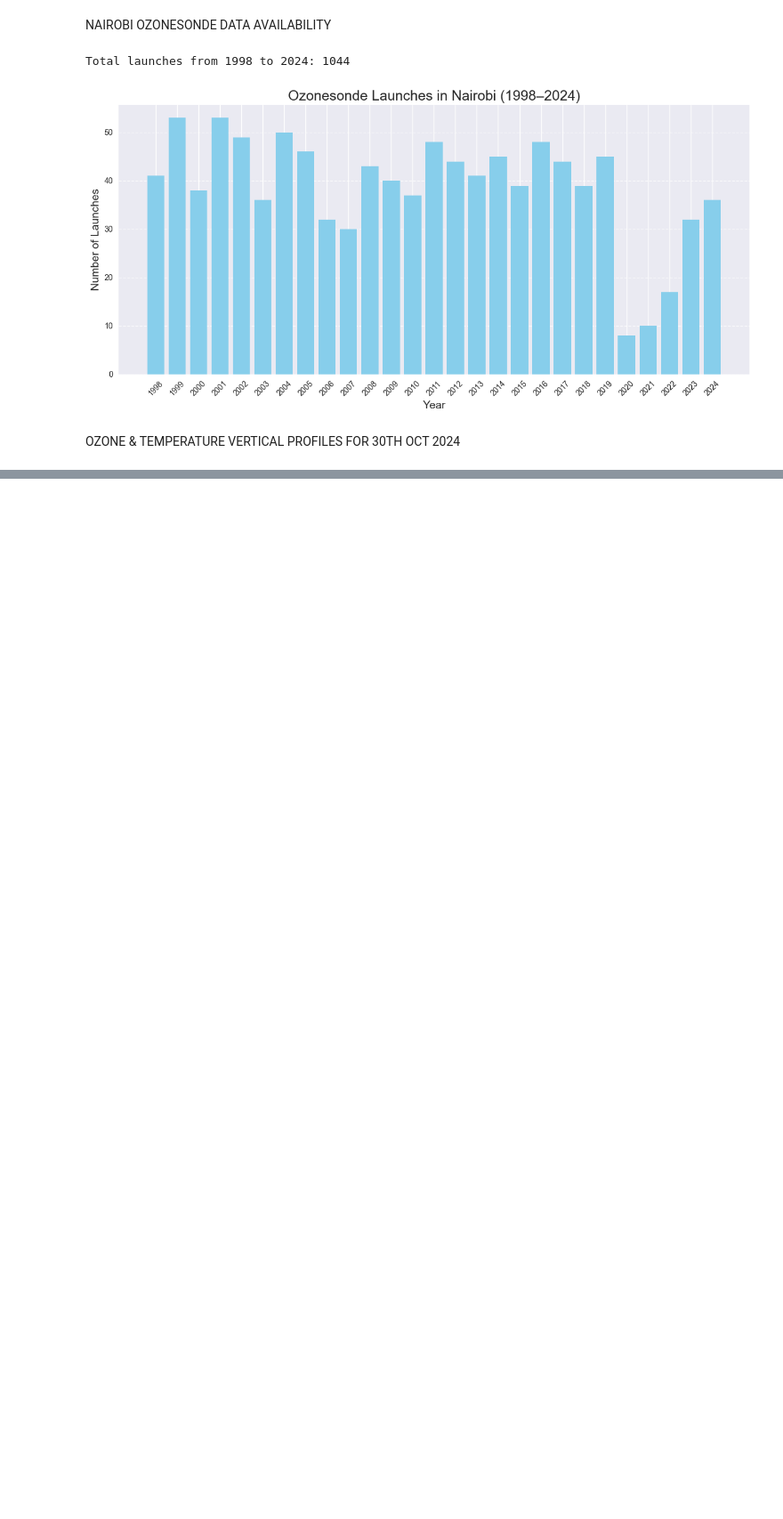
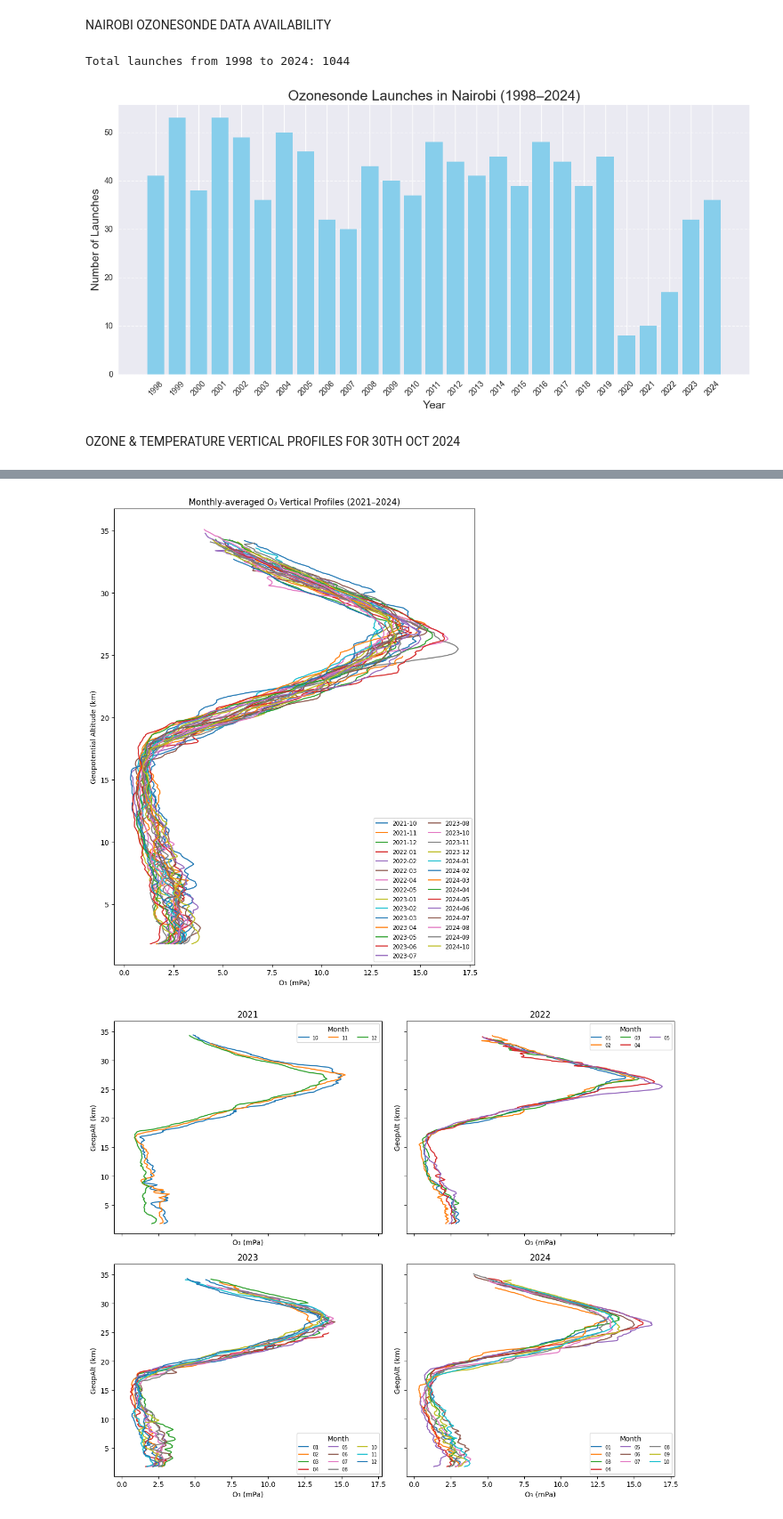
Before and after one commit to MUTUKU-1/WORLD_OZONE_DAY, a Jupyter notebook: worldozoneday.ipynb, the cells around one changed output, grey strips where cells are left out. Shown at 89% size. Drawn from its saved outputs; the diff is of its cells as text; code cells hidden in the pictures; blank space fills up the shorter version.

```diff
--- a/worldozoneday.ipynb
+++ b/worldozoneday.ipynb
@@ -136,0 +448,46 @@ Extracted 7081 rows and 3 columns
+# %%
+import matplotlib.pyplot as plt
+
+# pivot.index = GeopAlt_bin (km)
+# pivot.columns = 'YYYY-MM'
+
+plt.figure(figsize=(8, 10))
+
+for col in pivot.columns:
+    plt.plot(pivot[col], pivot.index, label=col)
+
+# Altitude increases upward by default—do NOT invert y!
+# plt.gca().invert_yaxis()
+
+plt.xlabel("O₃ (mPa)")
+plt.ylabel("Geopotential Altitude (km)")
+plt.title("Monthly-averaged O₃ Vertical Profiles (2021–2024)")
+
+plt.legend(loc="lower right", fontsize="small", ncol=2)
+
+plt.tight_layout()
+plt.show()
+
+
+
+
+years = ["2021", "2022", "2023", "2024"]
+fig, axes = plt.subplots(2, 2, figsize=(12, 10), sharex=True, sharey=True)
+axes = axes.ravel()
+
+for ax, yr in zip(axes, years):
+    # select only the 12 months of this year
+    cols = [c for c in pivot.columns if c.startswith(yr)]
+    for c in cols:
+        ax.plot(pivot[c], pivot.index, label=c.split("-")[1])  # label by MM
+    ax.invert_yaxis()
+    ax.set_title(yr)
+    ax.set_xlabel("O₃ (mPa)")
+    ax.set_ylabel("GeopAlt (km)")
+    ax.legend(title="Month", fontsize="x-small", ncol=3)
+
+plt.tight_layout()
+plt.show()
+# %% [output]
+[figure, added]
+[figure, added]
```
Also changed, not shown: parts of 4 cells of this notebook.
